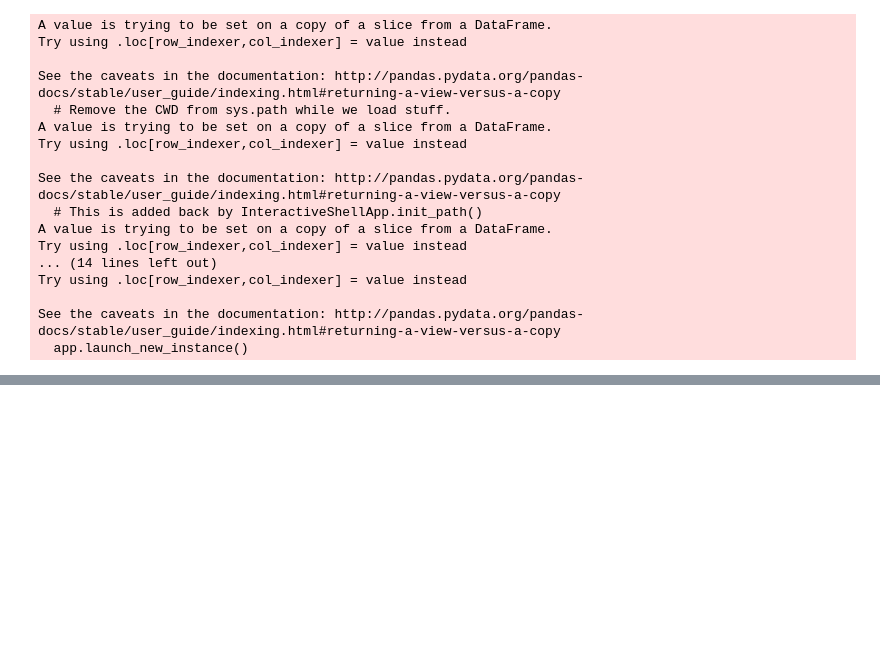
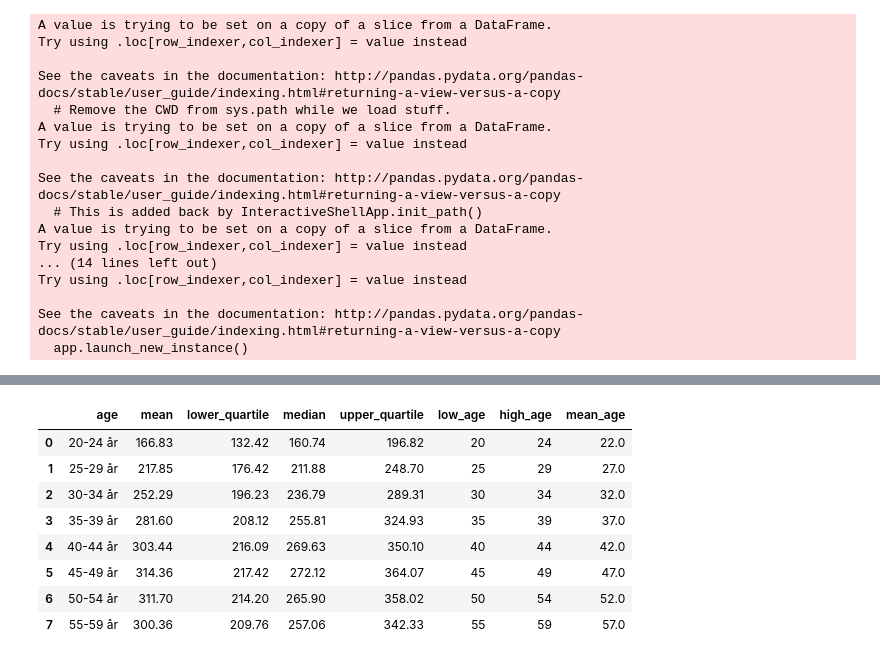
Before and after one commit to JakartaLaw/speciale, a Jupyter notebook: src/cleaning_salary_distribution_data.ipynb, the cells around one changed output, grey strips where cells are left out. Cells and saved outputs as stored; diff of their text form; code cells hidden in the pictures; blank space fills up the shorter version.

```diff
--- a/src/cleaning_salary_distribution_data.ipynb
+++ b/src/cleaning_salary_distribution_data.ipynb
@@ -63,0 +86,12 @@ df_women.to_pickle('..//data//wage_quartiles_empirical_women.pkl)')
+# %%
+df_men
+# %% [output]
+|  | age | mean | lower_quartile | median | upper_quartile | low_age | high_age | mean_age |
+| 0 | 20-24 år | 166.83 | 132.42 | 160.74 | 196.82 | 20 | 24 | 22.0 |
+| 1 | 25-29 år | 217.85 | 176.42 | 211.88 | 248.70 | 25 | 29 | 27.0 |
+| 2 | 30-34 år | 252.29 | 196.23 | 236.79 | 289.31 | 30 | 34 | 32.0 |
+| 3 | 35-39 år | 281.60 | 208.12 | 255.81 | 324.93 | 35 | 39 | 37.0 |
+| 4 | 40-44 år | 303.44 | 216.09 | 269.63 | 350.10 | 40 | 44 | 42.0 |
+| 5 | 45-49 år | 314.36 | 217.42 | 272.12 | 364.07 | 45 | 49 | 47.0 |
+| 6 | 50-54 år | 311.70 | 214.20 | 265.90 | 358.02 | 50 | 54 | 52.0 |
+| 7 | 55-59 år | 300.36 | 209.76 | 257.06 | 342.33 | 55 | 59 | 57.0 |
```
Also changed, not shown: parts of 13 cells of this notebook, 17 other files.
